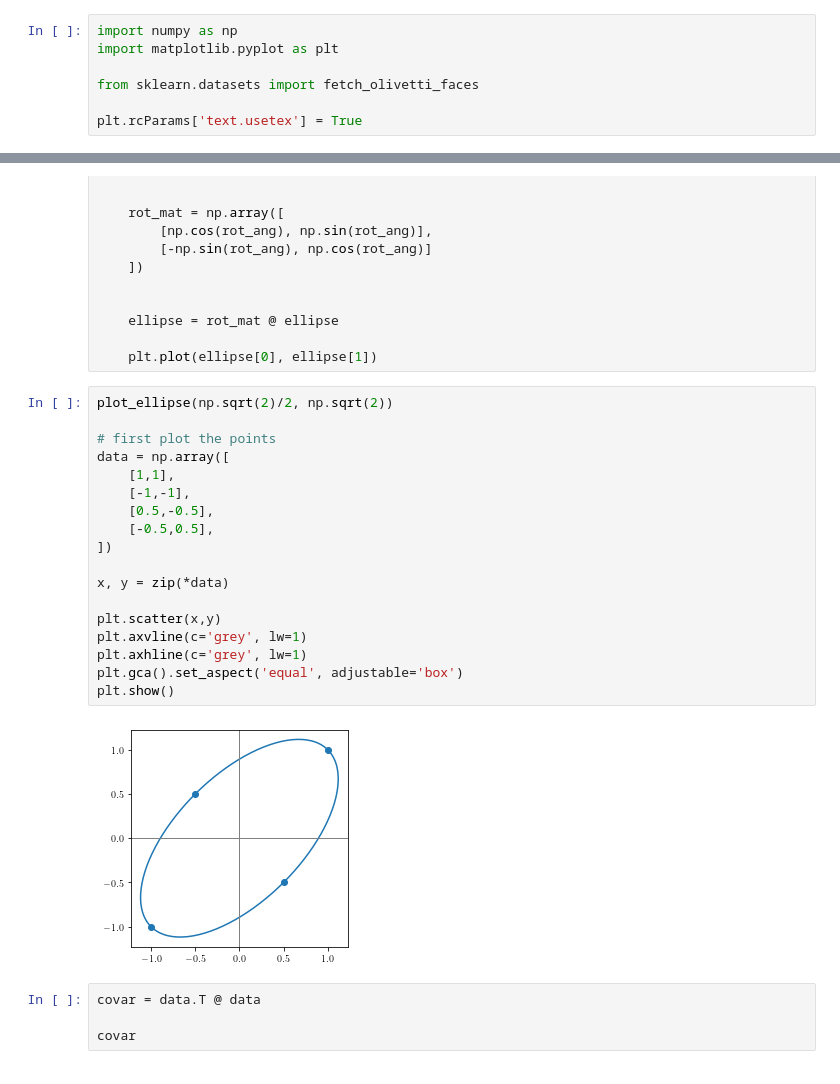
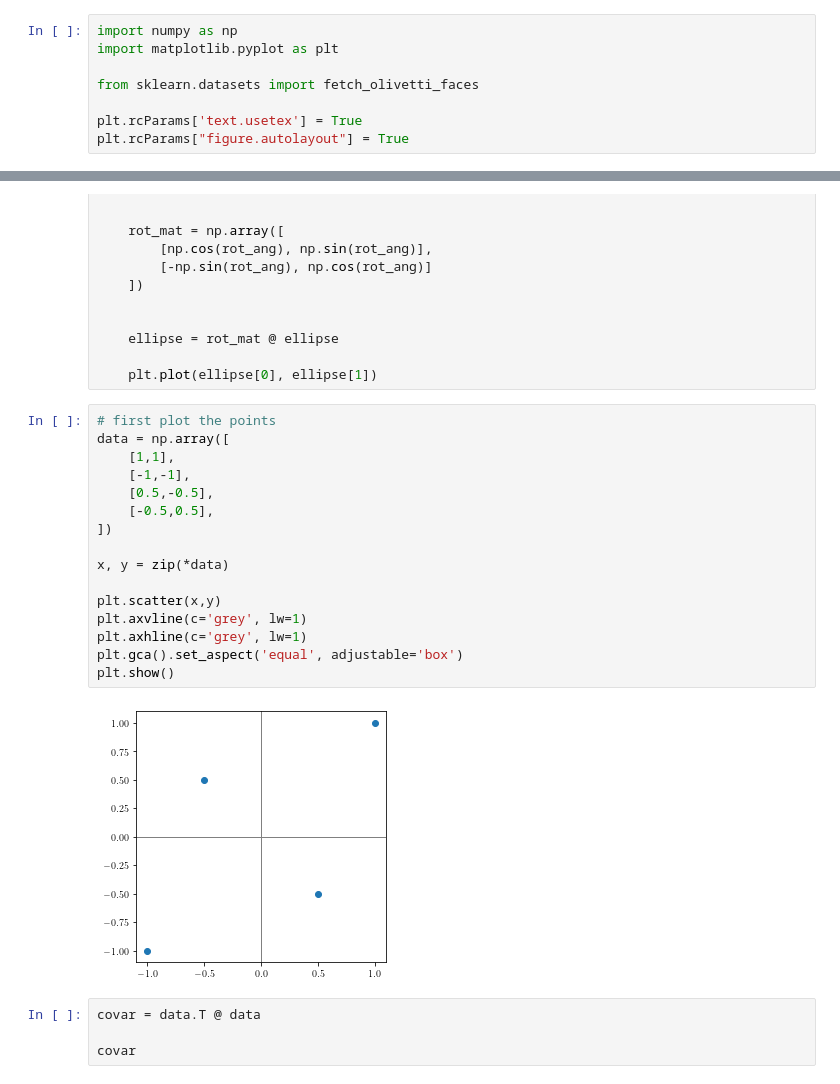
Before and after one commit to hws1302/pca-article, a Jupyter notebook: PCA vs autoencoder.ipynb, the cells around one changed output, grey strips where cells are left out. Cells and saved outputs as stored; diff of their text form.

```diff
--- a/PCA vs autoencoder.ipynb
+++ b/PCA vs autoencoder.ipynb
@@ -46,6 +68,7 @@ import matplotlib.pyplot as plt
 from sklearn.datasets import fetch_olivetti_faces
 
 plt.rcParams['text.usetex'] = True
+plt.rcParams["figure.autolayout"] = True
 # %%
 # add in LaTeX plotting stuff
 
@@ -68,25 +91,23 @@ def plot_ellipse(a, b, rot_ang=np.pi/4):
 
     plt.plot(ellipse[0], ellipse[1])
 # %%
-plot_ellipse(np.sqrt(2)/2, np.sqrt(2))
-
 # first plot the points
 data = np.array([
     [1,1],
     [-1,-1],
     [0.5,-0.5],
     [-0.5,0.5],
 ])
 
 x, y = zip(*data)
 
 plt.scatter(x,y)
 plt.axvline(c='grey', lw=1)
 plt.axhline(c='grey', lw=1)
 plt.gca().set_aspect('equal', adjustable='box')
 plt.show()
 # %% [output]
-[figure, old version]
+[figure, new version]
 # %%
 covar = data.T @ data
 
```
Also changed, not shown: parts of 52 cells of this notebook.
